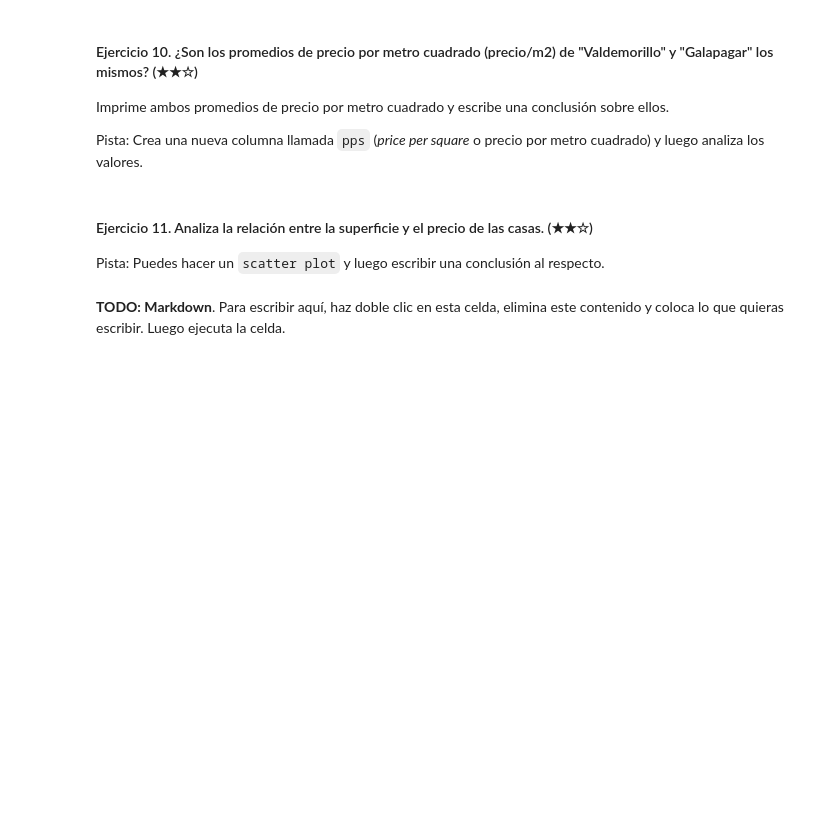
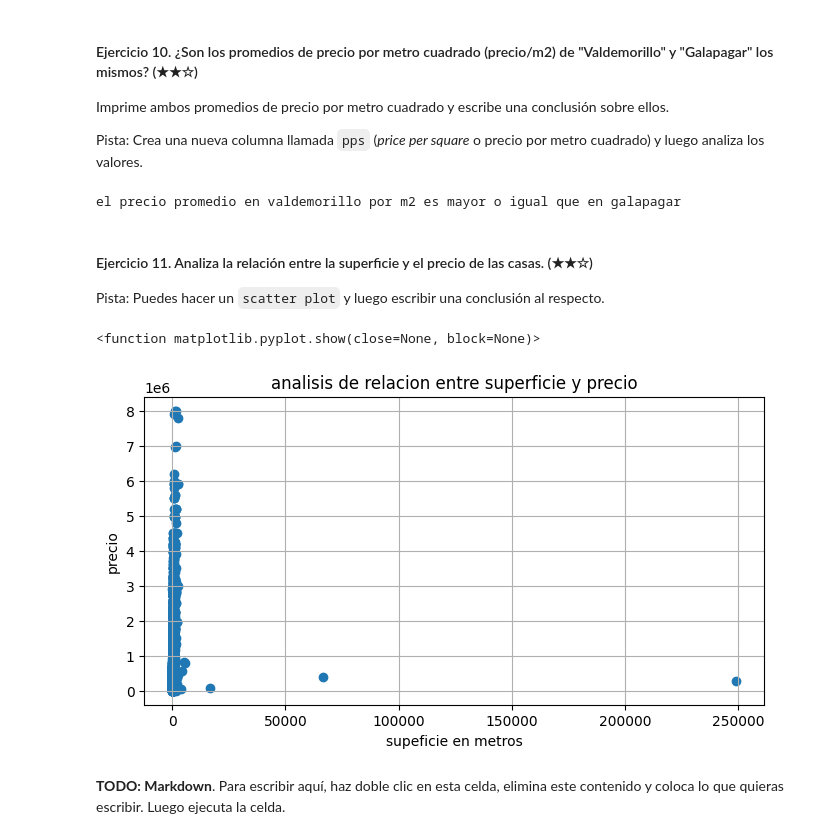
Before and after one commit to 4GeeksAcademy/realestate-datacleanup-exercise, a Jupyter notebook: project.es.ipynb, the cells around one changed output. Drawn from its saved outputs; the diff is of its cells as text; code cells hidden in the pictures; blank space fills up the shorter version.

```diff
--- a/project.es.ipynb
+++ b/project.es.ipynb
@@ -106,12 +244,38 @@ Imprime ambos promedios de precio por metro cuadrado y escribe una conclusión s
 Pista: Crea una nueva columna llamada `pps` (*price per square* o precio por metro cuadrado) y luego analiza los valores.
 # %%
 # TODO
+ds['pps'] = ds['price'] / ds['surface']
+#print(ds['pps'])
+ds
+filtrado_valdemorillo2 = ds['level5'] == 'Valdemorillo'
+pps_valdemorillo2 = ds[filtrado_valdemorillo2]
+pps_valdemorillo2_promedio = pps_valdemorillo2['price'].mean()
+
+filtrado_galapagar2 = ds['level5'] == 'Galapagar'
+pps_galapagar2 = ds[filtrado_galapagar2]
+pps_galapagar2_promedio = pps_galapagar2['price'].mean()
+if pps_valdemorillo2_promedio >= pps_galapagar2_promedio:
+    print('el precio promedio en valdemorillo por m2 es mayor o igual que en galapagar')
+else:
+    print('el precio promedio en valdemorillo por m2 es menor que en galapagar')
+# %% [output]
+el precio promedio en valdemorillo por m2 es mayor o igual que en galapagar
 # %% [markdown]
 #### Ejercicio 11. Analiza la relación entre la superficie y el precio de las casas. (★★☆)
 
 Pista: Puedes hacer un `scatter plot` y luego escribir una conclusión al respecto.
 # %%
 # TODO: Código
+plt.figure(figsize = (8,4))
+plt.scatter(ds['surface'],ds['price'])
+plt.title('analisis de relacion entre superficie y precio')
+plt.xlabel('supeficie en metros')
+plt.ylabel('precio')
+plt.grid(True)
+plt.show
+# %% [output]
+<function matplotlib.pyplot.show(close=None, block=None)>
+[figure, added]
 # %% [markdown]
 **TODO: Markdown**. Para escribir aquí, haz doble clic en esta celda, elimina este contenido y coloca lo que quieras escribir. Luego ejecuta la celda.
 # %% [markdown]
```
Also changed, not shown: parts of 19 cells of this notebook.
